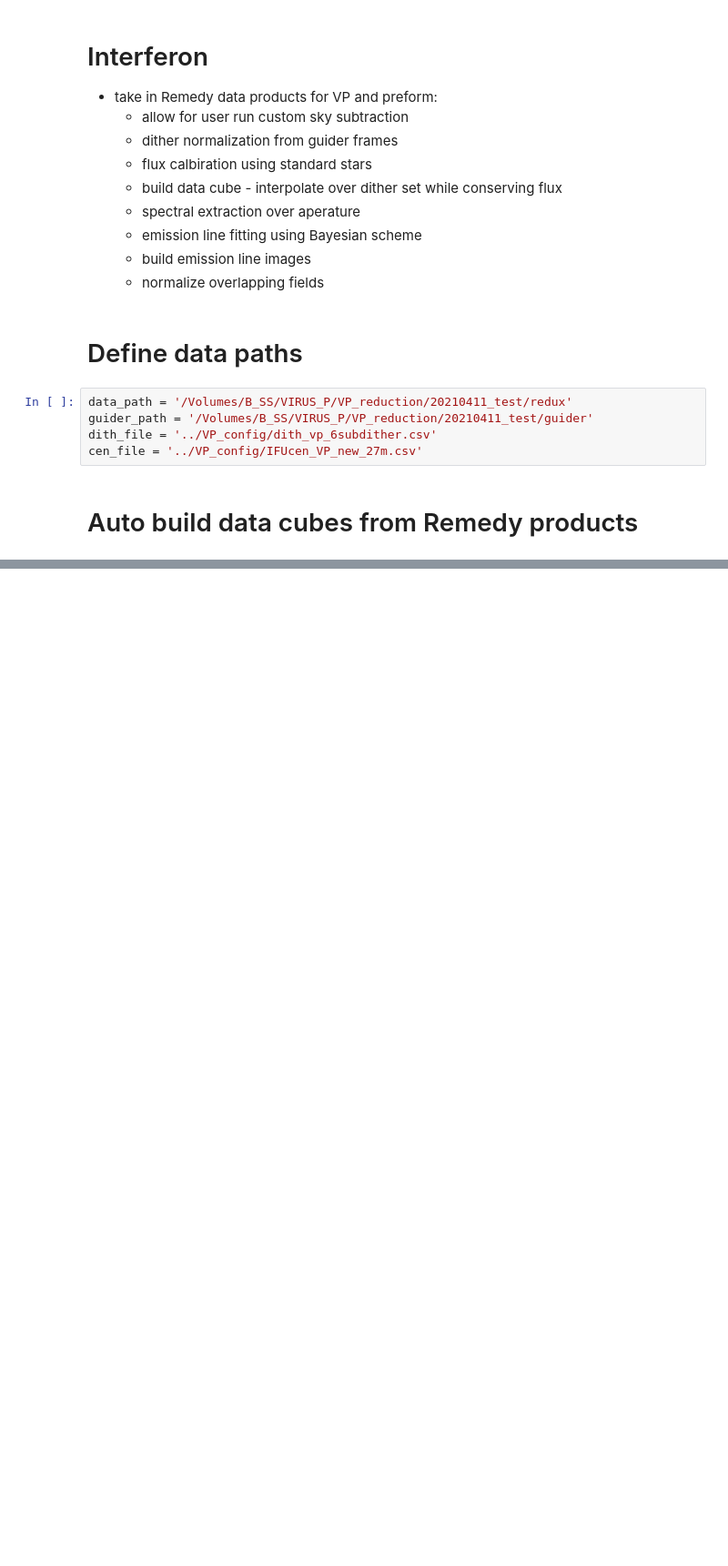
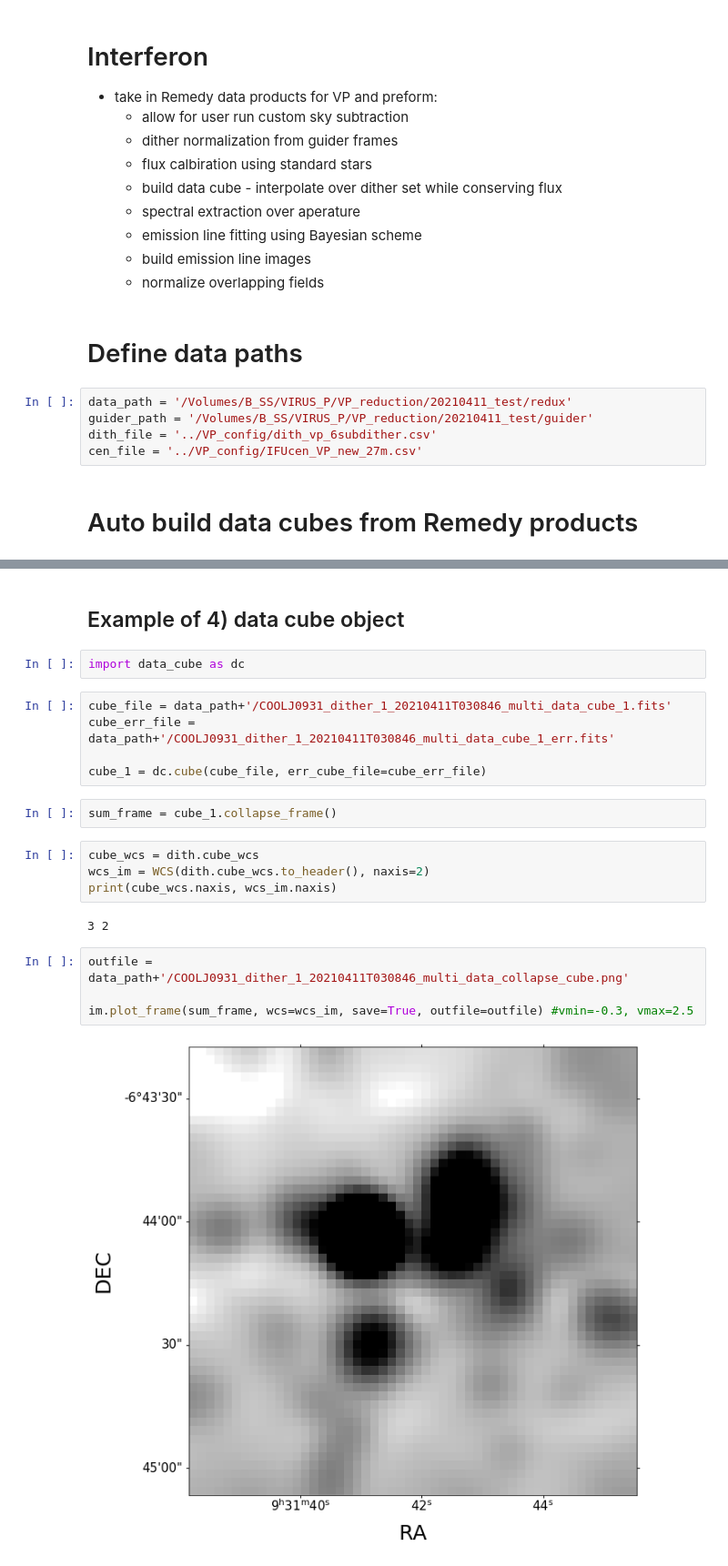
Before and after one commit to BrianaLane/Interferon, a Jupyter notebook: notebook_demos/2_VP_Redux_w_Interferon.ipynb, the cells around one changed output, grey strips where cells are left out. Shown at 91% size. Drawn from its saved outputs; the diff is of its cells as text; blank space fills up the shorter version.

```diff
--- a/notebook_demos/2_VP_Redux_w_Interferon.ipynb
+++ b/notebook_demos/2_VP_Redux_w_Interferon.ipynb
@@ -40,0 +177,23 @@ ValueError: need at least one array to concatenate
+# %% [markdown]
+## Example of 4) data cube object
+# %%
+import data_cube as dc
+# %%
+cube_file = data_path+'/COOLJ0931_dither_1_20210411T030846_multi_data_cube_1.fits'
+cube_err_file = data_path+'/COOLJ0931_dither_1_20210411T030846_multi_data_cube_1_err.fits'
+
+cube_1 = dc.cube(cube_file, err_cube_file=cube_err_file)
+# %%
+sum_frame = cube_1.collapse_frame()
+# %%
+cube_wcs = dith.cube_wcs
+wcs_im = WCS(dith.cube_wcs.to_header(), naxis=2)
+print(cube_wcs.naxis, wcs_im.naxis)
+# %% [output]
+3 2
+# %%
+outfile = data_path+'/COOLJ0931_dither_1_20210411T030846_multi_data_collapse_cube.png'
+
+im.plot_frame(sum_frame, wcs=wcs_im, save=True, outfile=outfile) #vmin=-0.3, vmax=2.5
+# %% [output]
+[figure, added]
```
Also changed, not shown: parts of 29 cells of this notebook, 1 other file.
